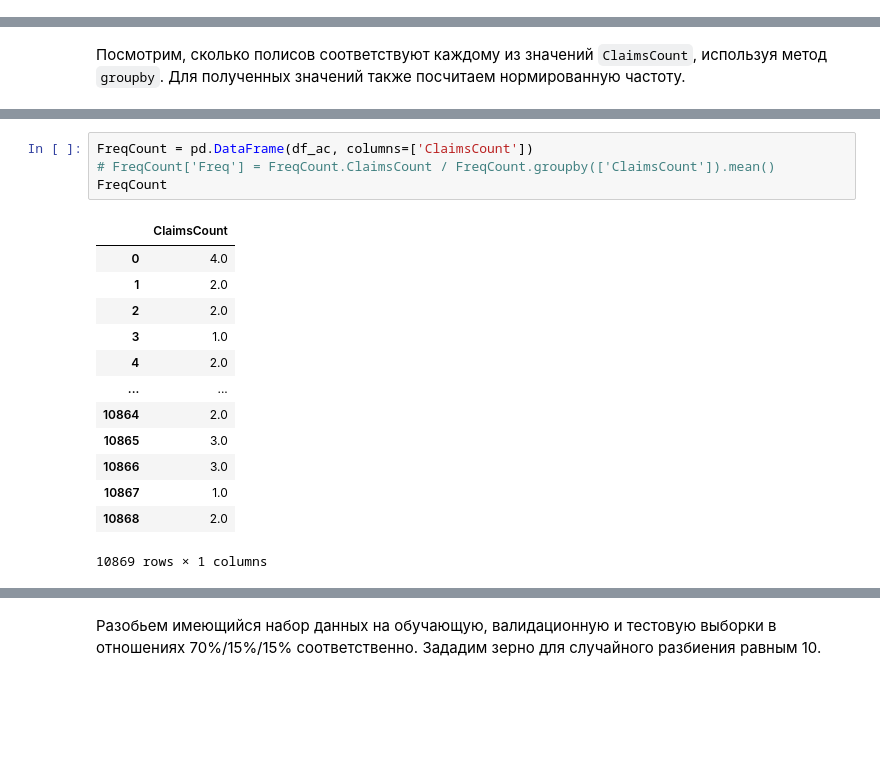
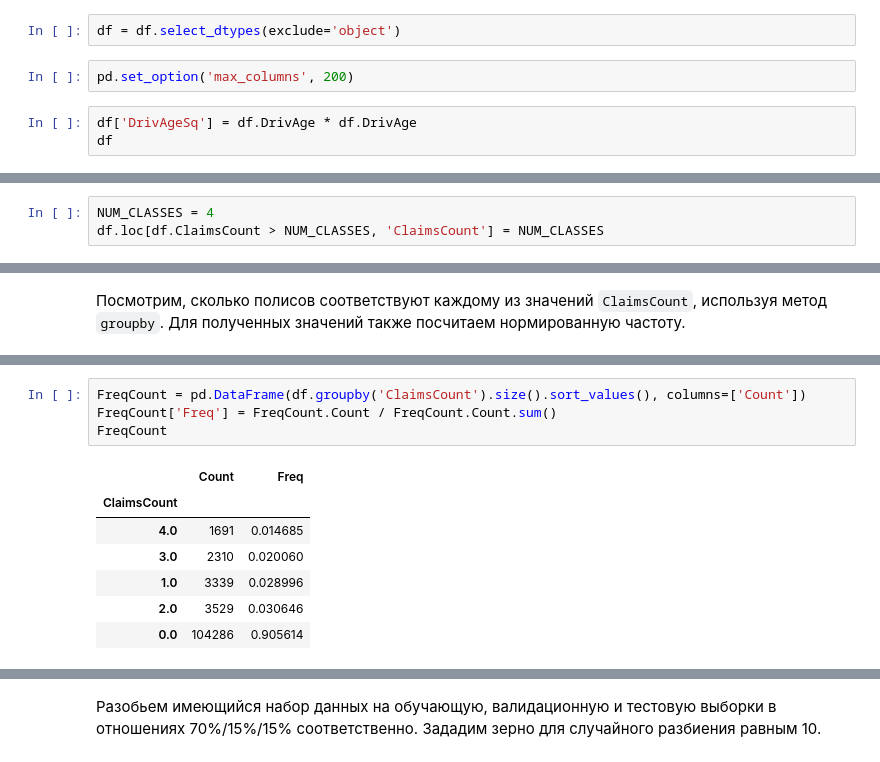
Before and after one commit to Iflgit/ML-in-business, a Jupyter notebook: lesson8/GB_Lesson_3_new.ipynb, the cells around one changed output, grey strips where cells are left out. Drawn from its saved outputs; the diff is of its cells as text; blank space fills up the shorter version.

```diff
--- a/lesson8/GB_Lesson_3_new.ipynb
+++ b/lesson8/GB_Lesson_3_new.ipynb
@@ -1257,0 +1265,7 @@ df_ac
+# %%
+df = df.select_dtypes(exclude='object')
+# %%
+pd.set_option('max_columns', 200)
+# %%
+df['DrivAgeSq'] = df.DrivAge * df.DrivAge
+df
@@ -1266,0 +1313,3 @@ df_ac[df_ac['ClaimsCount'] == 11]
+# %%
+NUM_CLASSES = 4
+df.loc[df.ClaimsCount > NUM_CLASSES, 'ClaimsCount'] = NUM_CLASSES
@@ -1269,18 +1340,12 @@ df_ac[df_ac['ClaimsCount'] == 11]
 # %%
-FreqCount = pd.DataFrame(df_ac, columns=['ClaimsCount'])
-# FreqCount['Freq'] = FreqCount.ClaimsCount / FreqCount.groupby(['ClaimsCount']).mean()
+FreqCount = pd.DataFrame(df.groupby('ClaimsCount').size().sort_values(), columns=['Count'])
+FreqCount['Freq'] = FreqCount.Count / FreqCount.Count.sum()
 FreqCount
 # %% [output]
-|  | ClaimsCount |
-| 0 | 4.0 |
-| 1 | 2.0 |
-| 2 | 2.0 |
-| 3 | 1.0 |
-| 4 | 2.0 |
-| ... | ... |
-| 10864 | 2.0 |
-| 10865 | 3.0 |
-| 10866 | 3.0 |
-| 10867 | 1.0 |
-| 10868 | 2.0 |
+|  | Count | Freq |
+| ClaimsCount |  |  |
+| 4.0 | 1691 | 0.014685 |
+| 3.0 | 2310 | 0.020060 |
+| 1.0 | 3339 | 0.028996 |
+| 2.0 | 3529 | 0.030646 |
+| 0.0 | 104286 | 0.905614 |
-10869 rows × 1 columns
```
Also changed, not shown: parts of 86 cells of this notebook, 4 other files.
